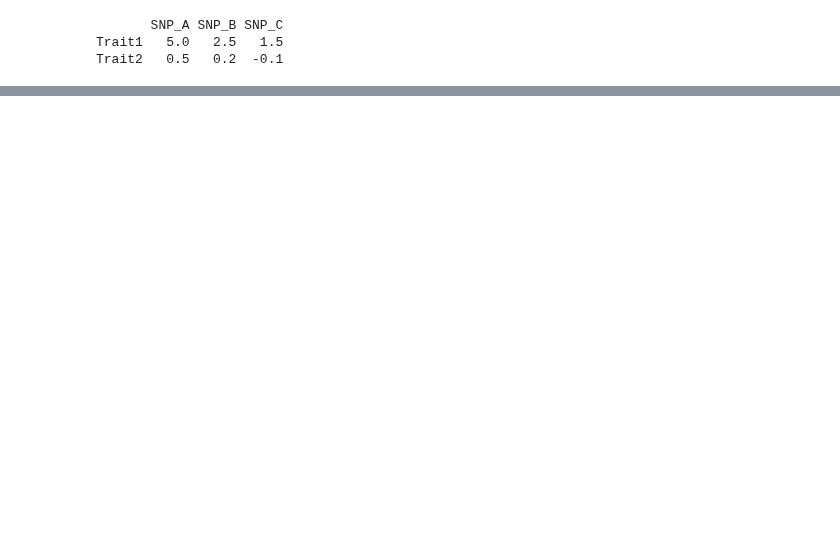
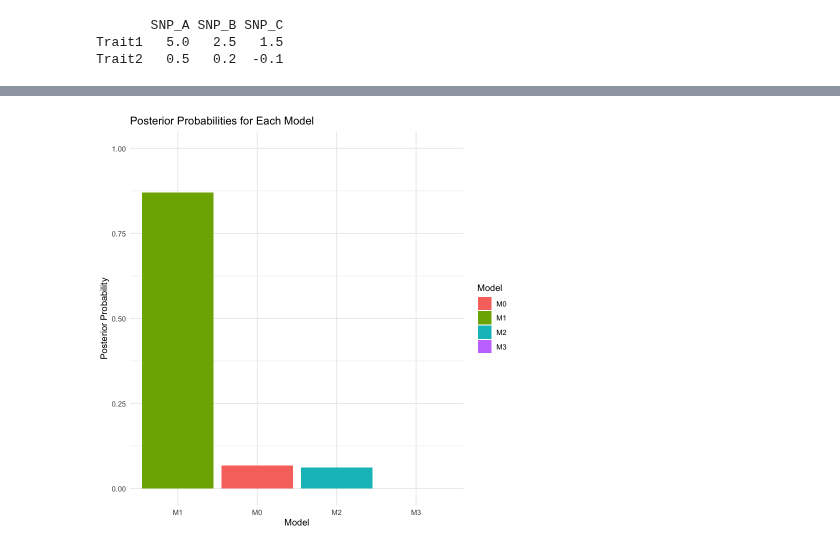
Before and after one commit to StatFunGen/statgen-prerequisites, a Jupyter notebook: Bayesian_model_comparison.ipynb, the cells around one changed output, grey strips where cells are left out. Drawn from its saved outputs; the diff is of its cells as text; code cells hidden in the pictures; blank space fills up the shorter version.

Commit message:
Bayesian model comparison round 2

```diff
--- a/Bayesian_model_comparison.ipynb
+++ b/Bayesian_model_comparison.ipynb
@@ -226,0 +296,10 @@ print(results)
+# %%
+# Visualize posterior probabilities
+ggplot(results, aes(x = reorder(Model, -PostProb), y = PostProb, fill = Model)) +
+  geom_bar(stat = "identity") +
+  labs(title = "Posterior Probabilities for Each Model",
+       x = "Model", y = "Posterior Probability") +
+  theme_minimal() +
+  ylim(0, 1)
+# %% [output]
+[figure, added]
```
Also changed, not shown: parts of 33 cells of this notebook, 1 other file.
